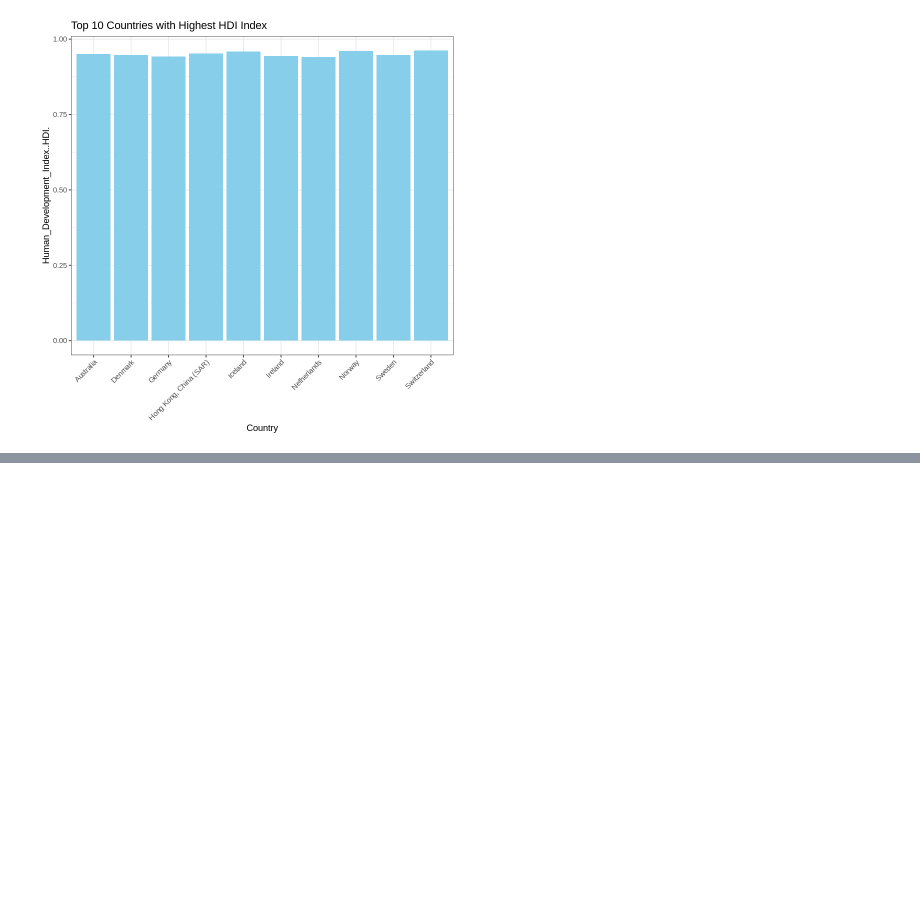
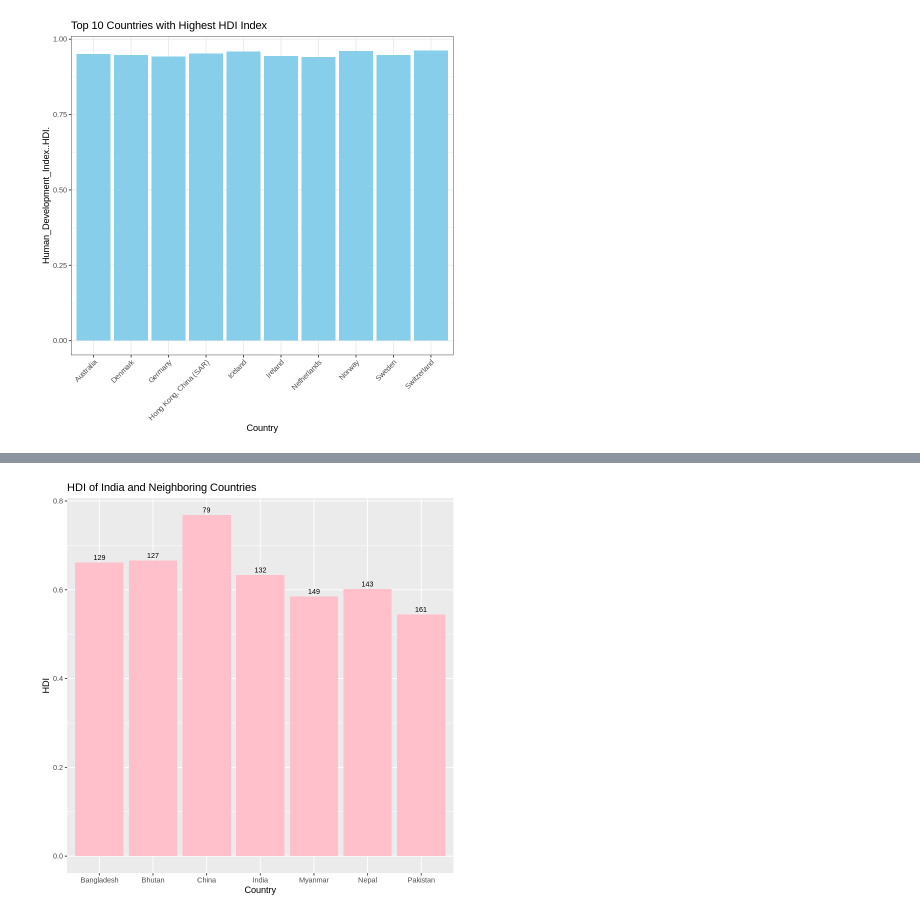
Before and after one commit to LeenaBirvatkar/Human-Development-Index-Analysis, a Jupyter notebook: HDI_index.ipynb, the cells around one changed output, grey strips where cells are left out. Saved outputs shown, nothing was run; the diff lists cells and outputs as text; code cells hidden in the pictures; blank space fills up the shorter version.

```diff
--- a/HDI_index.ipynb
+++ b/HDI_index.ipynb
@@ -313,0 +385,3 @@ ggplot(top_10_countries, aes(x = Country, y = Human_Development_Index..HDI.)) +
+# %%
+countries <- c("India", "Pakistan", "Bangladesh", "Nepal", "Bhutan", "Myanmar", "China")
+filtered_data <- hdi_index[hdi_index$Country %in% countries, ]
@@ -313,0 +401,8 @@ ggplot(top_10_countries, aes(x = Country, y = Human_Development_Index..HDI.)) +
+# %%
+ggplot(filtered_data, aes(x = Country, y = Human_Development_Index..HDI.)) +
+  geom_bar(stat = "identity", fill = "pink") +
+  geom_text(aes(label = HDI.rank	), vjust = -0.5, size = 3, color = "black") +
+  labs(title = "HDI of India and Neighboring Countries",
+       x = "Country", y = "HDI")
+# %% [output]
+[figure, added]
```
Also changed, not shown: parts of 16 cells of this notebook.
